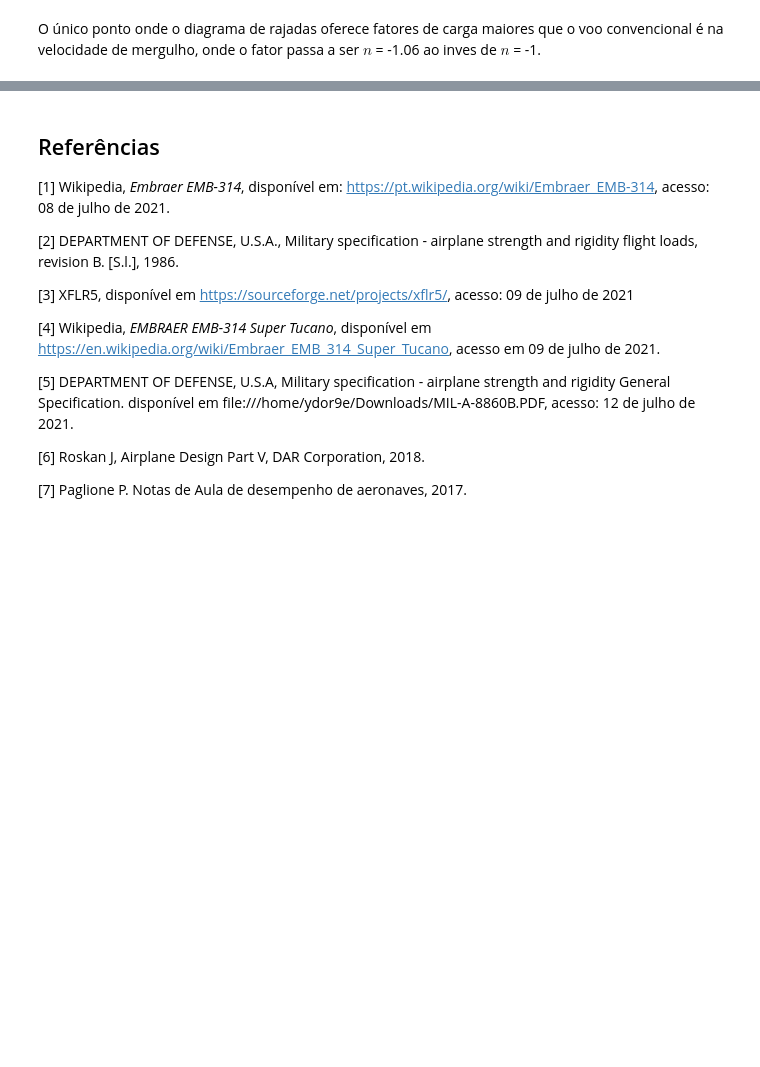
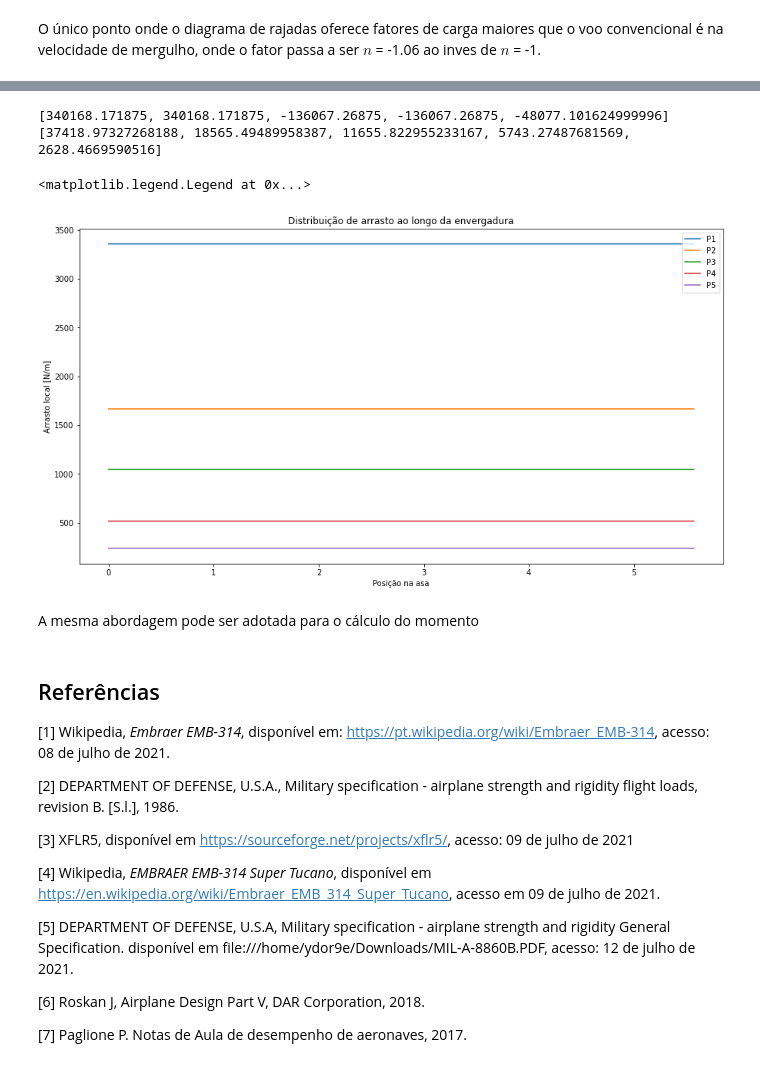
Before and after one commit to sehnemroger/A29_Structural, a Jupyter notebook: Análise estrutural da asa EMB314.ipynb, the cells around one changed output, grey strips where cells are left out. Saved outputs shown, nothing was run; the diff lists cells and outputs as text; code cells hidden in the pictures; blank space fills up the shorter version.

```diff
--- a/Análise estrutural da asa EMB314.ipynb
+++ b/Análise estrutural da asa EMB314.ipynb
@@ -836,3 +948,43 @@ O único ponto onde o diagrama de rajadas oferece fatores de carga maiores que o
+# %%
+CD_list = []
+CD_list.append(interp(CL_list[0], results_polar_s[:,1], results_polar_s[:,2]))
+CD_list.append(interp(CL_list[1], results_polar[:,1], results_polar[:,2]))
+CD_list.append(interp(CL_list[2], results_polar_s[:,1], results_polar_s[:,2]))
+CD_list.append(interp(CL_list[3], results_polar[:,1], results_polar[:,2]))
+CD_list.append(interp(CL_list[4], results_polar[:,1], results_polar[:,2]))
+
+D_list = []
+for i in range(0, len(CD_list)):
+    D_list.append(0.5*RHO_SEA*Vel[i]**2*S*CD_list[i])
+
+D_dist = []
+for i in range(0, len(D_list)):
+    D_local = []
+    for j in y:
+        D_local.append(D_list[i]/bw)
+    D_dist.append(D_local)
+# %%
+print(L_list)
+print(D_list)
+# %% [output]
+[340168.171875, 340168.171875, -136067.26875, -136067.26875, -48077.101624999996]
+[37418.97327268188, 18565.49489958387, 11655.822955233167, 5743.27487681569, 2628.4669590516]
+# %%
+plt.figure(figsize = [15,8])
+plt.plot(y, D_dist[0], label = 'P1')
+plt.plot(y, D_dist[1], label = 'P2')
+plt.plot(y, D_dist[2], label = 'P3')
+plt.plot(y, D_dist[3], label = 'P4')
+plt.plot(y, D_dist[4], label = 'P5')
+plt.xlabel('Posição na asa')
+plt.ylabel('Arrasto local [N/m]')
+plt.title('Distribuição de arrasto ao longo da envergadura')
+plt.legend()
+# %% [output]
+<matplotlib.legend.Legend at 0x...>
+[figure, added]
+# %% [markdown]
+A mesma abordagem pode ser adotada para o cálculo do momento
 # %% [markdown]
 ## Referências
 
```
Also changed, not shown: parts of 12 cells of this notebook, 1 other file.
